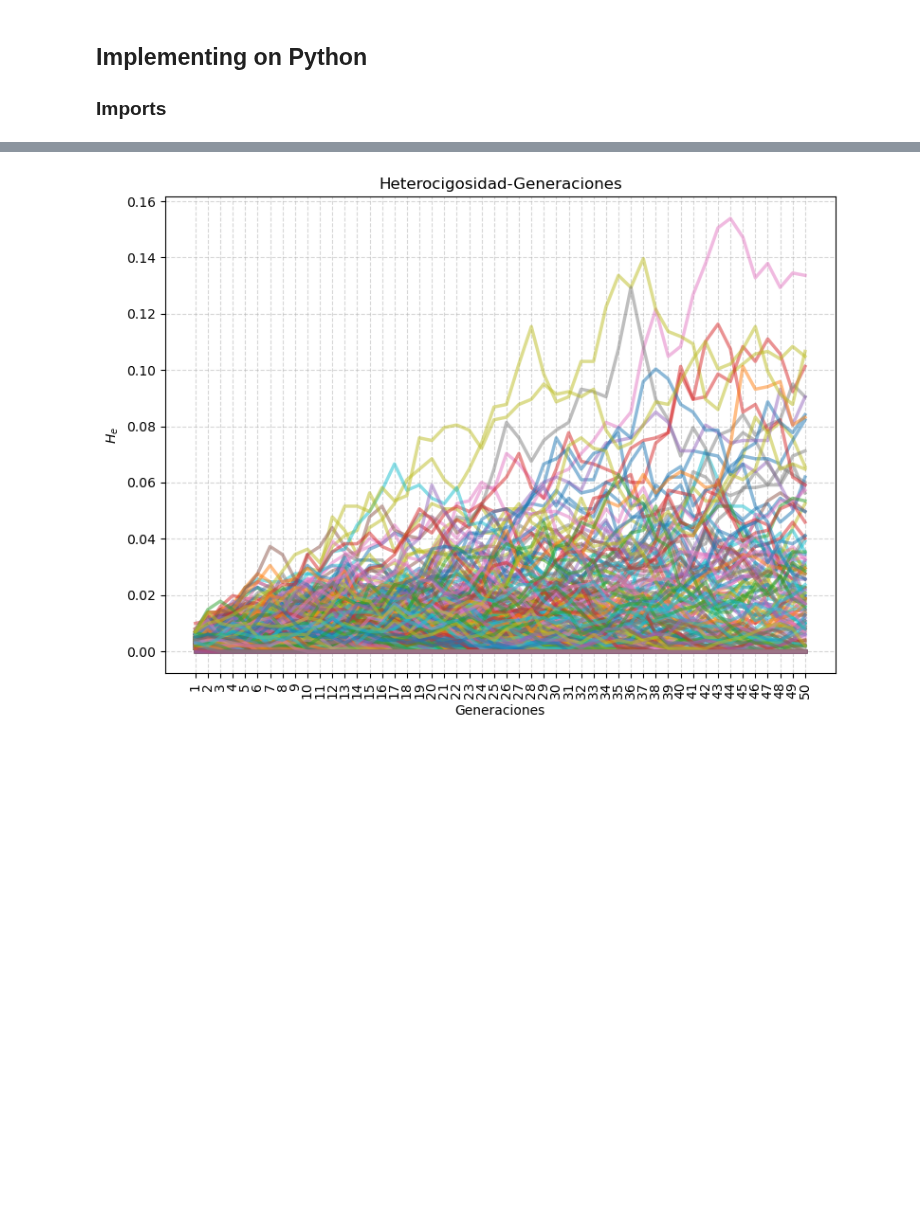
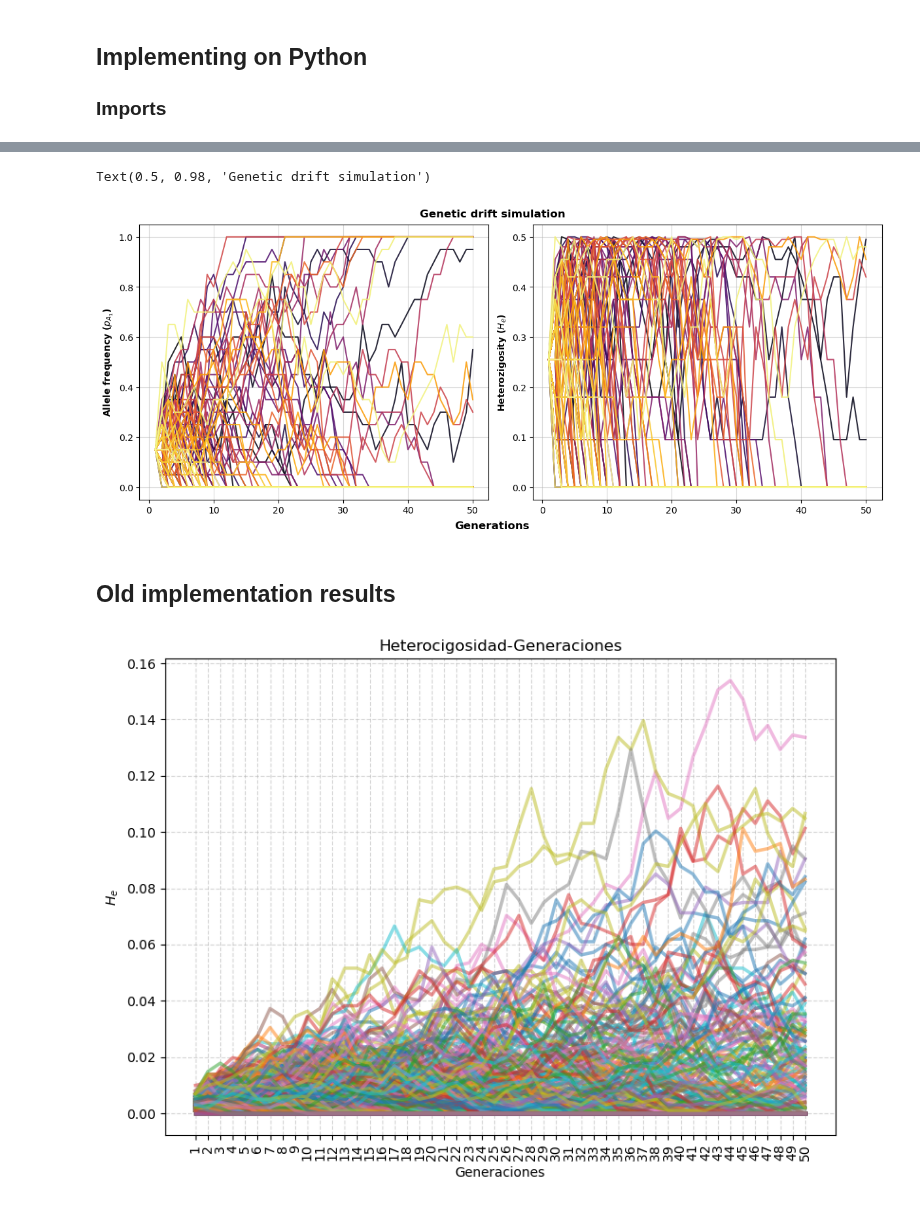
Before and after one commit to pablomics-004/prac-genetic_drift, a Jupyter notebook: src/genetic_drift.ipynb, the cells around one changed output, grey strips where cells are left out. Saved outputs shown, nothing was run; the diff lists cells and outputs as text; code cells hidden in the pictures; blank space fills up the shorter version.

```diff
--- a/src/genetic_drift.ipynb
+++ b/src/genetic_drift.ipynb
@@ -91,5 +111,30 @@ for i in range(1000):
     A1_values.append(p_a1)
     He_values.append(He)
+# %%
+fig, axes = plt.subplots(1,2,figsize=(12,5), constrained_layout=True)
+
+x = np.arange(1,generations+1,dtype=np.int64)
+cmap = plt.get_cmap("inferno")
+n = len(A1_values)
+
+for i, (pA1, He) in enumerate(zip(A1_values, He_values)):
+    current_color = cmap(i / n)
+    lines(ax=axes[0], y=pA1, x=x, marker="", alpha=0.85, color=current_color)
+    lines(ax=axes[1], y=He, x=x, marker="", alpha=0.85, color=current_color)
+
+ylabels = r"Allele frequency ($p_{A_1}$)", r"Heterozigosity ($H_e$)"
+
+for (i, ax) in enumerate(axes.ravel()):
+    ax.grid(True, alpha=0.5)
+    ax.set_ylabel(ylabels[i], fontweight="bold")
+
+fig.supxlabel("Generations", fontweight="bold")
+fig.suptitle("Genetic drift simulation", fontweight="bold")
+# %% [output]
+Text(0.5, 0.98, 'Genetic drift simulation')
+[figure, added]
+# %% [markdown]
+## Old implementation results
 # %%
 plot_maker(He_values,time=len(He_values[0]),title='Heterocigosidad-Generaciones',x_label='Generaciones',y_label='$H_e$')
 # %% [output]
```
Also changed, not shown: parts of 4 cells of this notebook.
